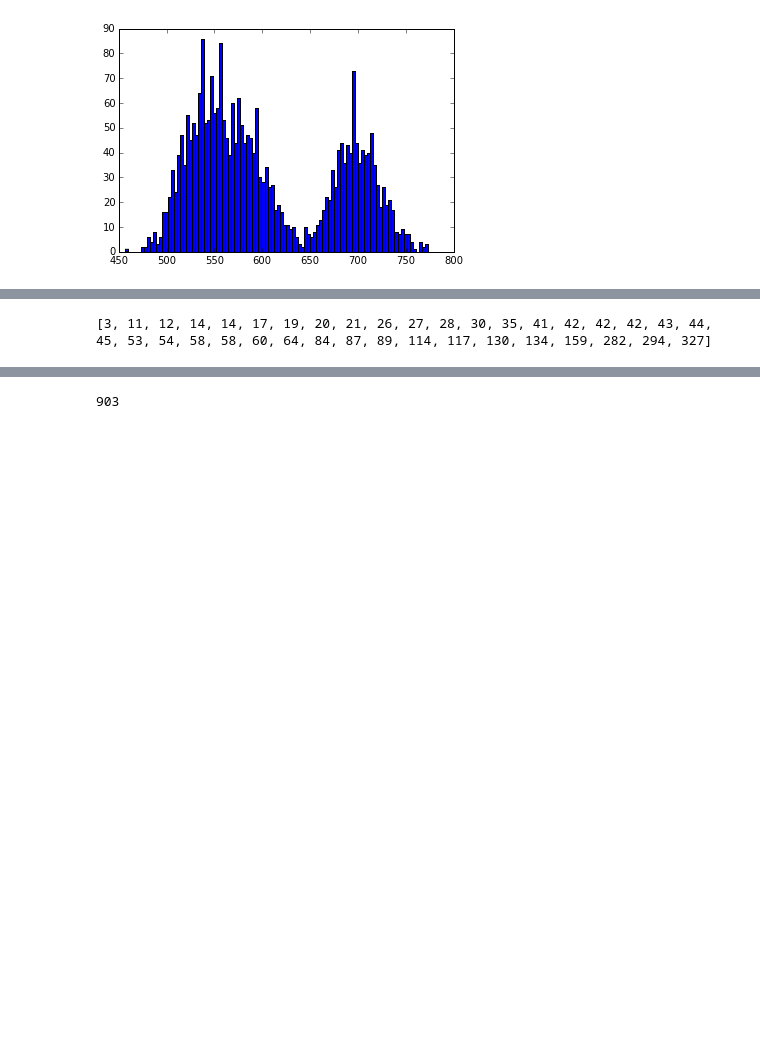
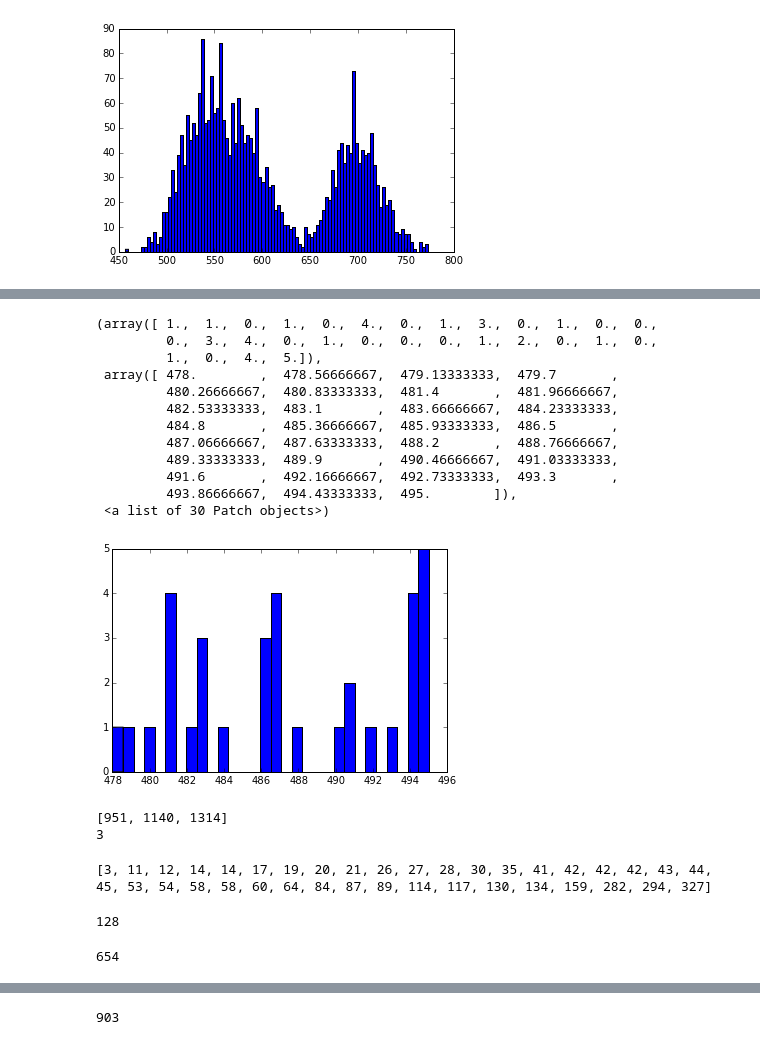
Before and after one commit to mzw4/jyupitertime, a Jupyter notebook: comp1/CS 5786 Comp 1 - JAC.ipynb, the cells around one changed output, grey strips where cells are left out. Drawn from its saved outputs; the diff is of its cells as text; code cells hidden in the pictures; blank space fills up the shorter version.

```diff
--- a/comp1/CS 5786 Comp 1 - JAC.ipynb
+++ b/comp1/CS 5786 Comp 1 - JAC.ipynb
@@ -3104,0 +3141,23 @@ plt.hist(speech_row_sums.values(), bins=100)
+# %%
+plt.hist([i for i in speech_row_sums.values() if 495 >= i >= 475], bins=30)
+# %% [output]
+(array([ 1.,  1.,  0.,  1.,  0.,  4.,  0.,  1.,  3.,  0.,  1.,  0.,  0.,
+         0.,  3.,  4.,  0.,  1.,  0.,  0.,  0.,  1.,  2.,  0.,  1.,  0.,
+         1.,  0.,  4.,  5.]),
+ array([ 478.        ,  478.56666667,  479.13333333,  479.7       ,
+         480.26666667,  480.83333333,  481.4       ,  481.96666667,
+         482.53333333,  483.1       ,  483.66666667,  484.23333333,
+         484.8       ,  485.36666667,  485.93333333,  486.5       ,
+         487.06666667,  487.63333333,  488.2       ,  488.76666667,
+         489.33333333,  489.9       ,  490.46666667,  491.03333333,
+         491.6       ,  492.16666667,  492.73333333,  493.3       ,
+         493.86666667,  494.43333333,  495.        ]),
+ <a list of 30 Patch objects>)
+[figure, added]
+# %%
+smallest_cluster = [i for i in range(NUM_SPEECHES) if speech_row_sums[i] < 475]
+print smallest_cluster
+print len(smallest_cluster)
+# %% [output]
+[951, 1140, 1314]
+3
@@ -3106,3 +3167,11 @@ plt.hist(speech_row_sums.values(), bins=100)
 print(actual_cluster_sizes)
 # %% [output]
 [3, 11, 12, 14, 14, 17, 19, 20, 21, 26, 27, 28, 30, 35, 41, 42, 42, 42, 43, 44, 45, 53, 54, 58, 58, 60, 64, 84, 87, 89, 114, 117, 130, 134, 159, 282, 294, 327]
+# %%
+print sum([11, 12, 14, 14, 17, 19, 20, 21])
+# %% [output]
+128
+# %%
+print sum([114, 117, 130, 134, 159])
+# %% [output]
+654
```
Also changed, not shown: parts of 154 cells of this notebook.
